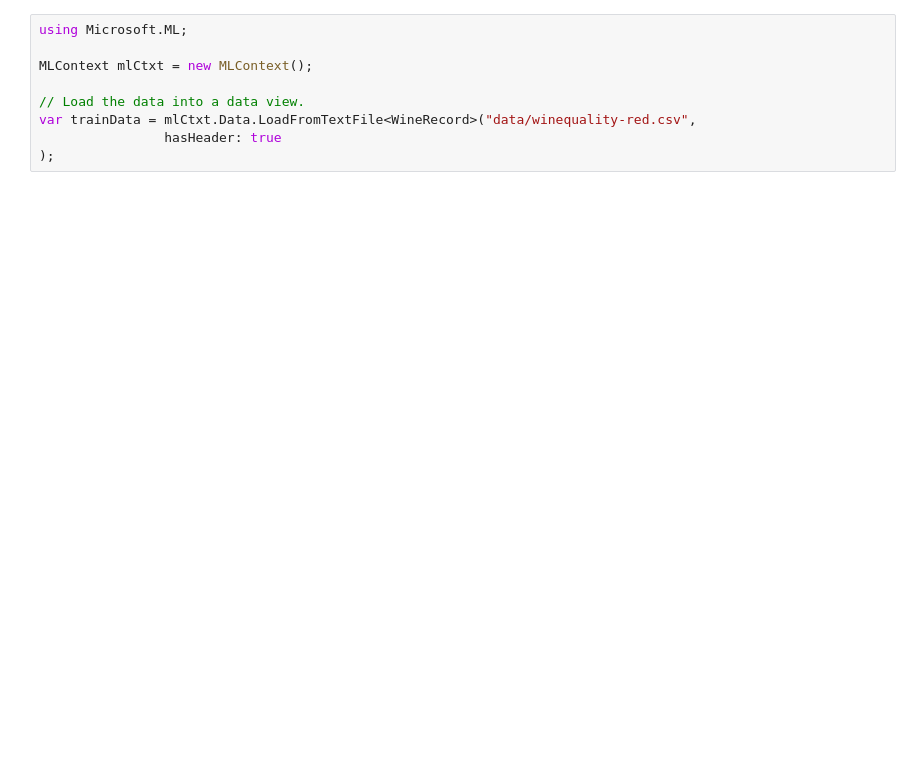
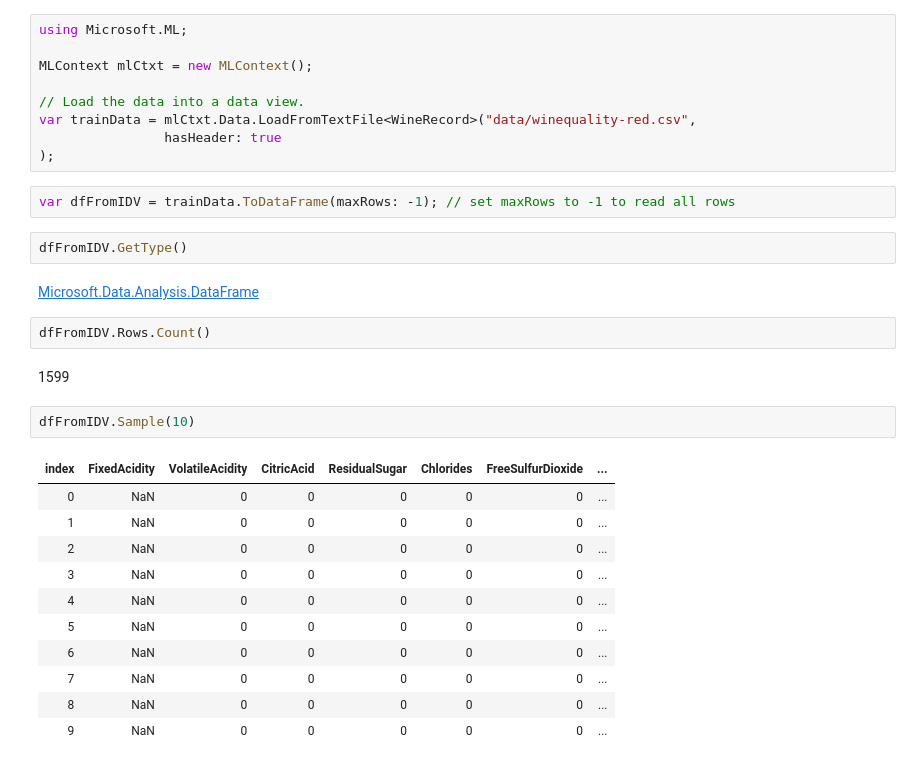
Before and after one commit to rgesteve/tryingfs, a Jupyter notebook: LogisticRegressionNB.ipynb, the cells around one changed output. Cells and saved outputs as stored; diff of their text form; blank space fills up the shorter version.

```diff
--- a/LogisticRegressionNB.ipynb
+++ b/LogisticRegressionNB.ipynb
@@ -69,3 +74,27 @@ MLContext mlCtxt = new MLContext();
 var trainData = mlCtxt.Data.LoadFromTextFile<WineRecord>("data/winequality-red.csv",
                 hasHeader: true
 );
+# %%
+var dfFromIDV = trainData.ToDataFrame(maxRows: -1); // set maxRows to -1 to read all rows
+# %%
+dfFromIDV.GetType()
+# %% [output]
+Microsoft.Data.Analysis.DataFrame
+# %%
+dfFromIDV.Rows.Count()
+# %% [output]
+1599
+# %%
+dfFromIDV.Sample(10)
+# %% [output]
+| index | FixedAcidity | VolatileAcidity | CitricAcid | ResidualSugar | Chlorides | FreeSulfurDioxide | ... |
+| 0 | NaN | 0 | 0 | 0 | 0 | 0 | ... |
+| 1 | NaN | 0 | 0 | 0 | 0 | 0 | ... |
+| 2 | NaN | 0 | 0 | 0 | 0 | 0 | ... |
+| 3 | NaN | 0 | 0 | 0 | 0 | 0 | ... |
+| 4 | NaN | 0 | 0 | 0 | 0 | 0 | ... |
+| 5 | NaN | 0 | 0 | 0 | 0 | 0 | ... |
+| 6 | NaN | 0 | 0 | 0 | 0 | 0 | ... |
+| 7 | NaN | 0 | 0 | 0 | 0 | 0 | ... |
+| 8 | NaN | 0 | 0 | 0 | 0 | 0 | ... |
+| 9 | NaN | 0 | 0 | 0 | 0 | 0 | ... |
```
Also changed, not shown: parts of 2 cells of this notebook.
